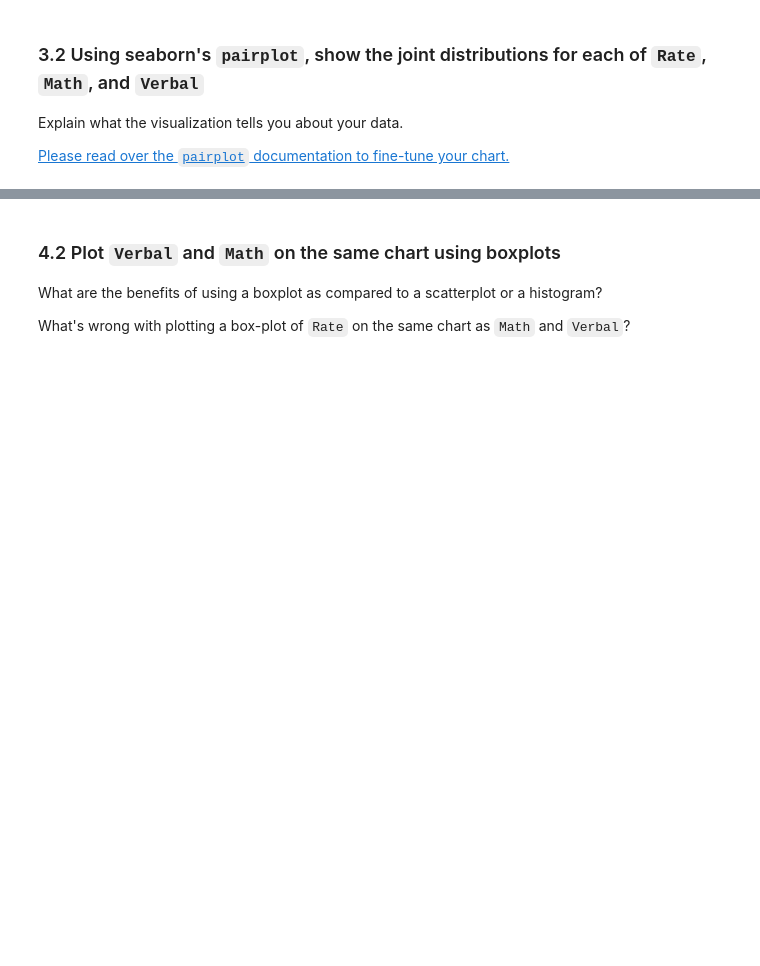
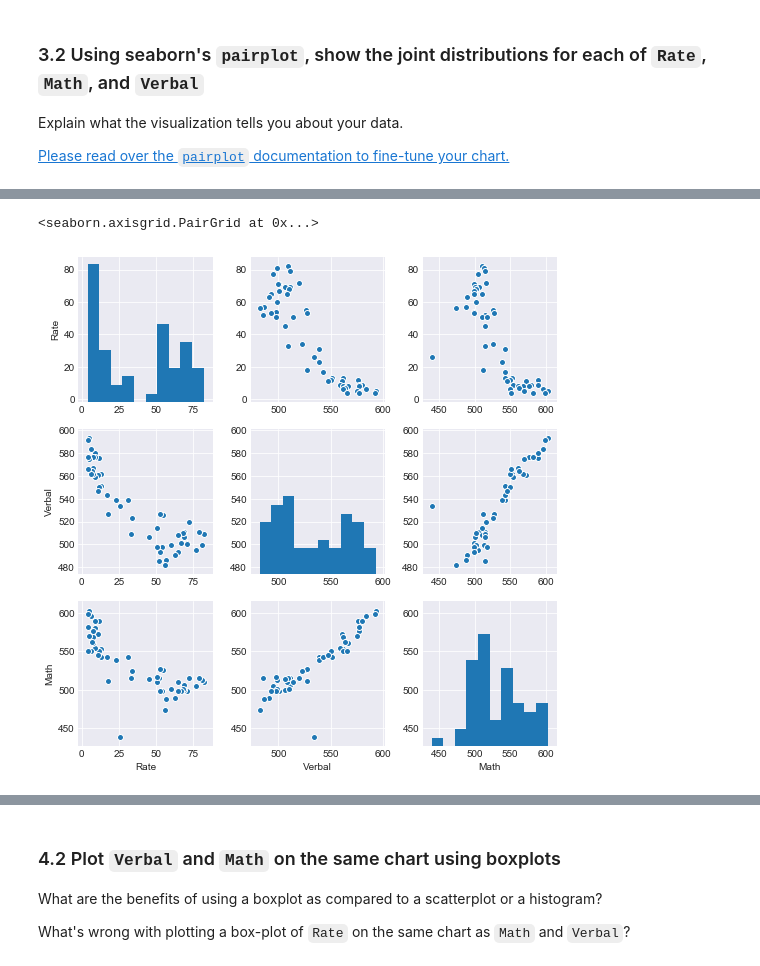
Before and after one commit to prickofdeath/EDA_project_2, a Jupyter notebook: project-02-v2-starter-code.ipynb, the cells around one changed output, grey strips where cells are left out. Saved outputs shown, nothing was run; the diff lists cells and outputs as text; code cells hidden in the pictures; blank space fills up the shorter version.

```diff
--- a/project-02-v2-starter-code.ipynb
+++ b/project-02-v2-starter-code.ipynb
@@ -180,0 +192,5 @@ http://pandas.pydata.org/pandas-docs/stable/visualization.html
+# %%
+sns.pairplot(sat_data)
+# %% [output]
+<seaborn.axisgrid.PairGrid at 0x...>
+[figure, added]
```
Also changed, not shown: parts of 23 cells of this notebook.
